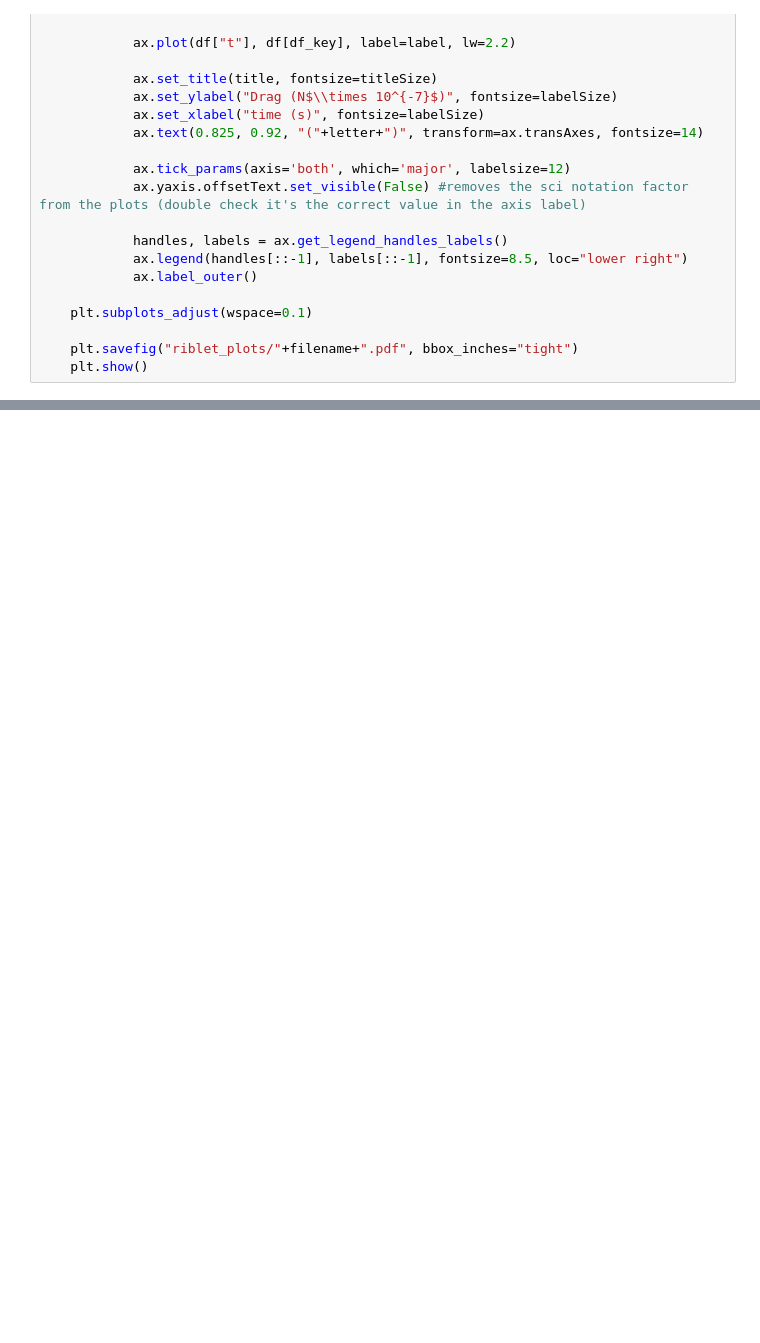
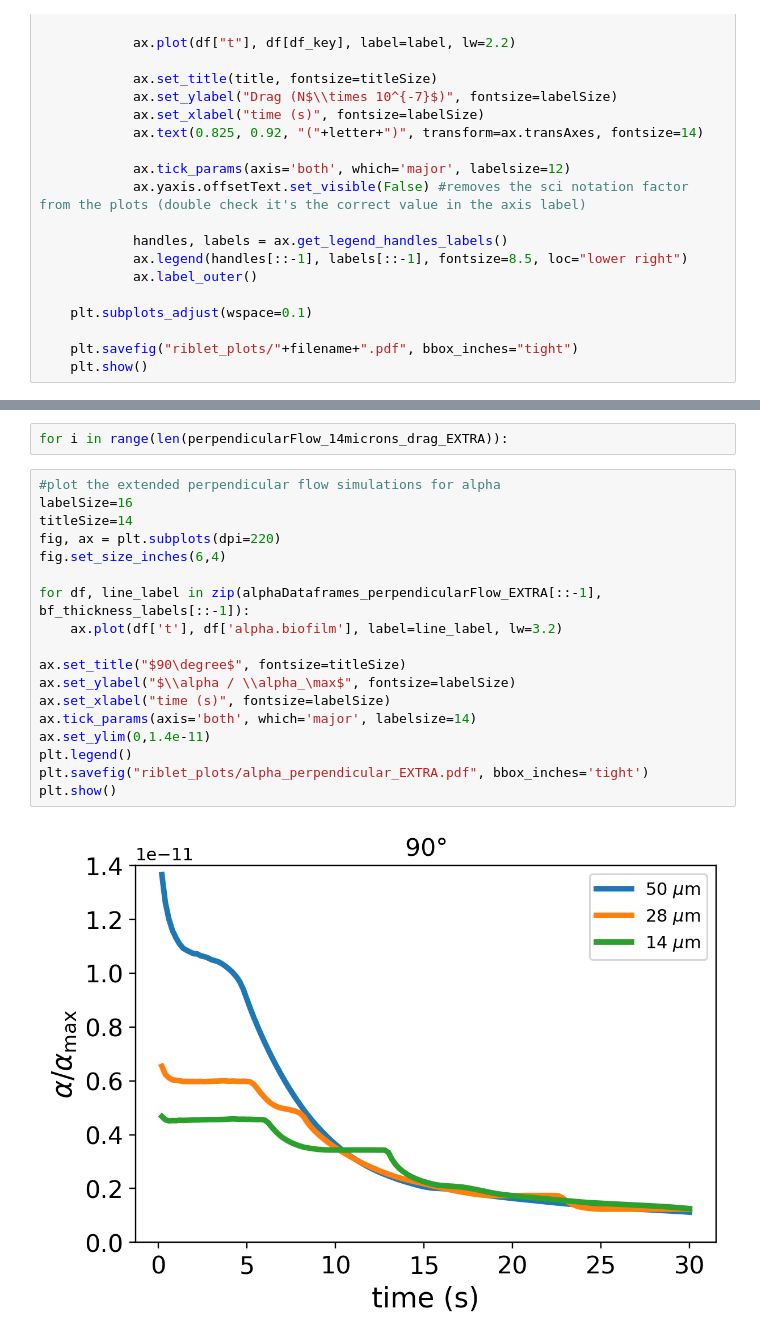
Before and after one commit to patricksinclair/openfoam_utilities, a Jupyter notebook: big_run_analyser.ipynb, the cells around one changed output, grey strips where cells are left out. Cells and saved outputs as stored; diff of their text form; blank space fills up the shorter version.

```diff
--- a/big_run_analyser.ipynb
+++ b/big_run_analyser.ipynb
@@ -241,0 +244,22 @@ plot3x1AlphaComparisonPlots(alphaDataFrames_14microns, alphaDataFrames_28microns
+# %%
+for i in range(len(perpendicularFlow_14microns_drag_EXTRA)):
+# %%
+#plot the extended perpendicular flow simulations for alpha
+labelSize=16
+titleSize=14
+fig, ax = plt.subplots(dpi=220)
+fig.set_size_inches(6,4)
+
+for df, line_label in zip(alphaDataframes_perpendicularFlow_EXTRA[::-1], bf_thickness_labels[::-1]):
+    ax.plot(df['t'], df['alpha.biofilm'], label=line_label, lw=3.2)
+
+ax.set_title("$90\degree$", fontsize=titleSize)
+ax.set_ylabel("$\\alpha / \\alpha_\max$", fontsize=labelSize)
+ax.set_xlabel("time (s)", fontsize=labelSize)
+ax.tick_params(axis='both', which='major', labelsize=14)
+ax.set_ylim(0,1.4e-11)
+plt.legend()
+plt.savefig("riblet_plots/alpha_perpendicular_EXTRA.pdf", bbox_inches='tight')
+plt.show()
+# %% [output]
+[figure, added]
```
Also changed, not shown: parts of 12 cells of this notebook.
